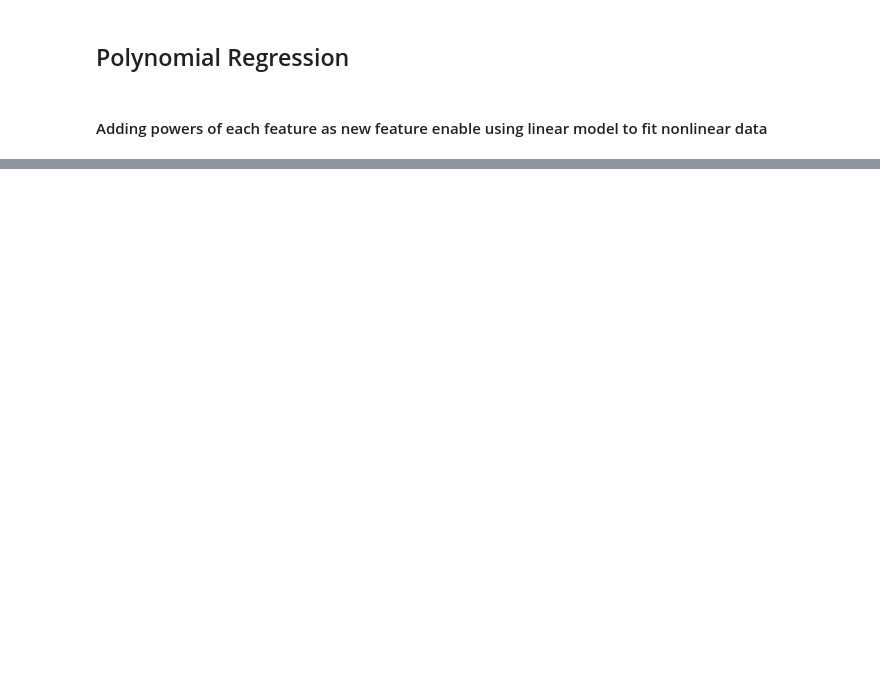
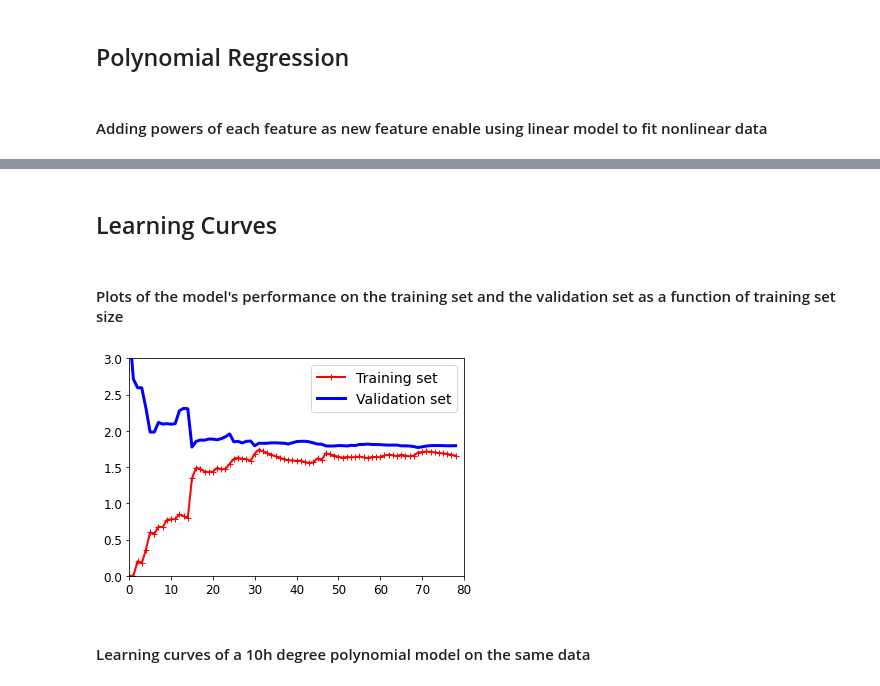
Before and after one commit to wszczawinski/handson-ml-exercises, a Jupyter notebook: 4 - Training Models.ipynb, the cells around one changed output, grey strips where cells are left out. Saved outputs shown, nothing was run; the diff lists cells and outputs as text; code cells hidden in the pictures; blank space fills up the shorter version.

Commit message:
feat(learningCurves + ridgeRegression)

```diff
--- a/4 - Training Models.ipynb
+++ b/4 - Training Models.ipynb
@@ -173,0 +174,4 @@ plt.show()
+# %% [markdown]
+## Learning Curves
+# %% [markdown]
+#### Plots of the model's performance on the training set and the validation set as a function of training set size
@@ -173,0 +181,21 @@ plt.show()
+# %%
+def plot_learning_curves(model, X, y):
+    X_train, X_val, y_train, y_val = train_test_split(X, y, test_size=0.2, random_state=10)
+    train_errors, val_errors = [], []
+    for m in range(1, len(X_train)):
+        model.fit(X_train[:m], y_train[:m])
+        y_train_predict = model.predict(X_train[:m])
+        y_val_predict = model.predict(X_val)
+        train_errors.append(mean_squared_error(y_train_predict, y_train[:m]))
+        val_errors.append(mean_squared_error(y_val_predict, y_val))
+    plt.plot(np.sqrt(train_errors), "r-+", linewidth=2, label="Training set")
+    plt.plot(np.sqrt(val_errors), "b-", linewidth=3, label="Validation set")
+    plt.legend(loc="upper right", fontsize=14)
+    plt.axis([0, 80, 0, 3])
+# %%
+lin_reg = LinearRegression()
+plot_learning_curves(lin_reg, X, y)
+# %% [output]
+[figure, added]
+# %% [markdown]
+#### Learning curves of a 10h degree polynomial model on the same data
```
Also changed, not shown: parts of 15 cells of this notebook.
